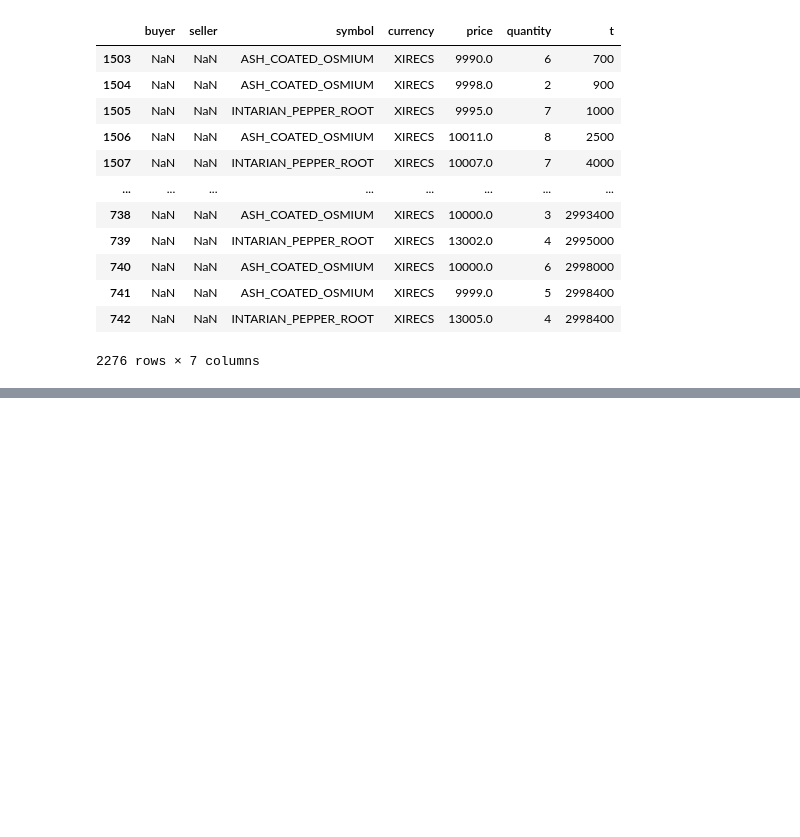
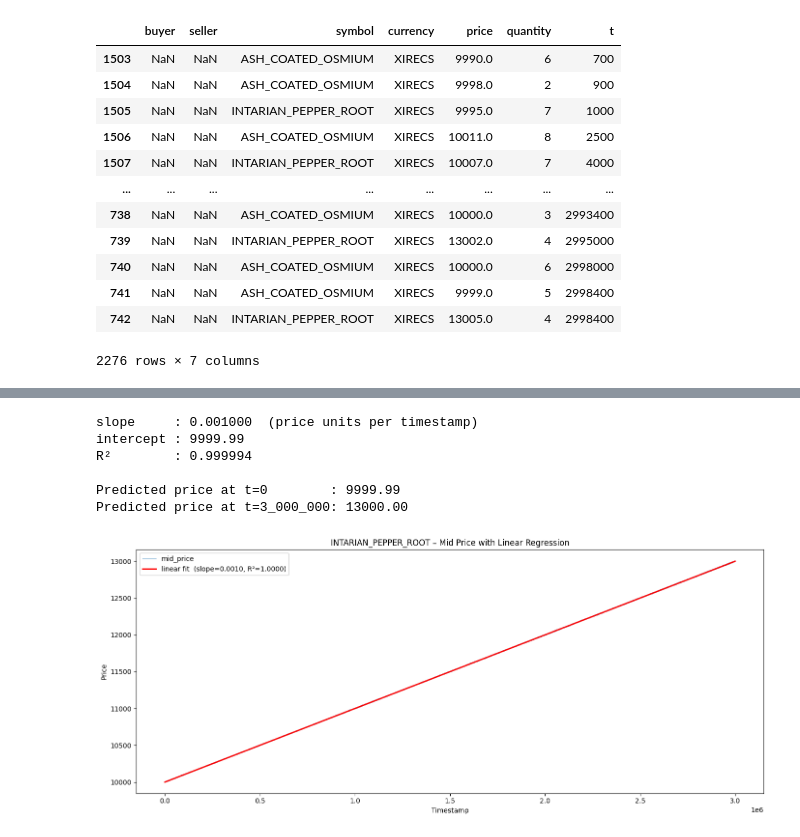
Before and after one commit to EduardCavasi/prosperity_imc, a Jupyter notebook: analysis.ipynb, the cells around one changed output, grey strips where cells are left out. Drawn from its saved outputs; the diff is of its cells as text; code cells hidden in the pictures; blank space fills up the shorter version.

```diff
--- a/analysis.ipynb
+++ b/analysis.ipynb
@@ -110,0 +111,37 @@ plt.show()
+# %%
+import numpy as np
+
+t = pepper_data['t'].values
+price = pepper_data['mid_price'].values
+
+# Fit degree-1 polynomial (linear regression) via least squares
+coeffs = np.polyfit(t, price, 1)
+slope, intercept = coeffs
+fitted = np.polyval(coeffs, t)
+
+residuals = price - fitted
+r_squared = 1 - np.var(residuals) / np.var(price)
+
+print(f"slope     : {slope:.6f}  (price units per timestamp)")
+print(f"intercept : {intercept:.2f}")
+print(f"R²        : {r_squared:.6f}")
+print(f"\nPredicted price at t=0        : {intercept:.2f}")
+print(f"Predicted price at t=3_000_000: {np.polyval(coeffs, 3_000_000):.2f}")
+
+plt.figure(figsize=(14, 6))
+plt.plot(t, price, lw=0.8, alpha=0.7, label='mid_price')
+plt.plot(t, fitted, color='red', lw=2, label=f'linear fit  (slope={slope:.4f}, R²={r_squared:.4f})')
+plt.xlabel('Timestamp')
+plt.ylabel('Price')
+plt.title('INTARIAN_PEPPER_ROOT – Mid Price with Linear Regression')
+plt.legend()
+plt.tight_layout()
+plt.show()
+# %% [output]
+slope     : 0.001000  (price units per timestamp)
+intercept : 9999.99
+R²        : 0.999994
+
+Predicted price at t=0        : 9999.99
+Predicted price at t=3_000_000: 13000.00
+[figure, added]
```
Also changed, not shown: parts of 3 cells of this notebook, 1 other file.
